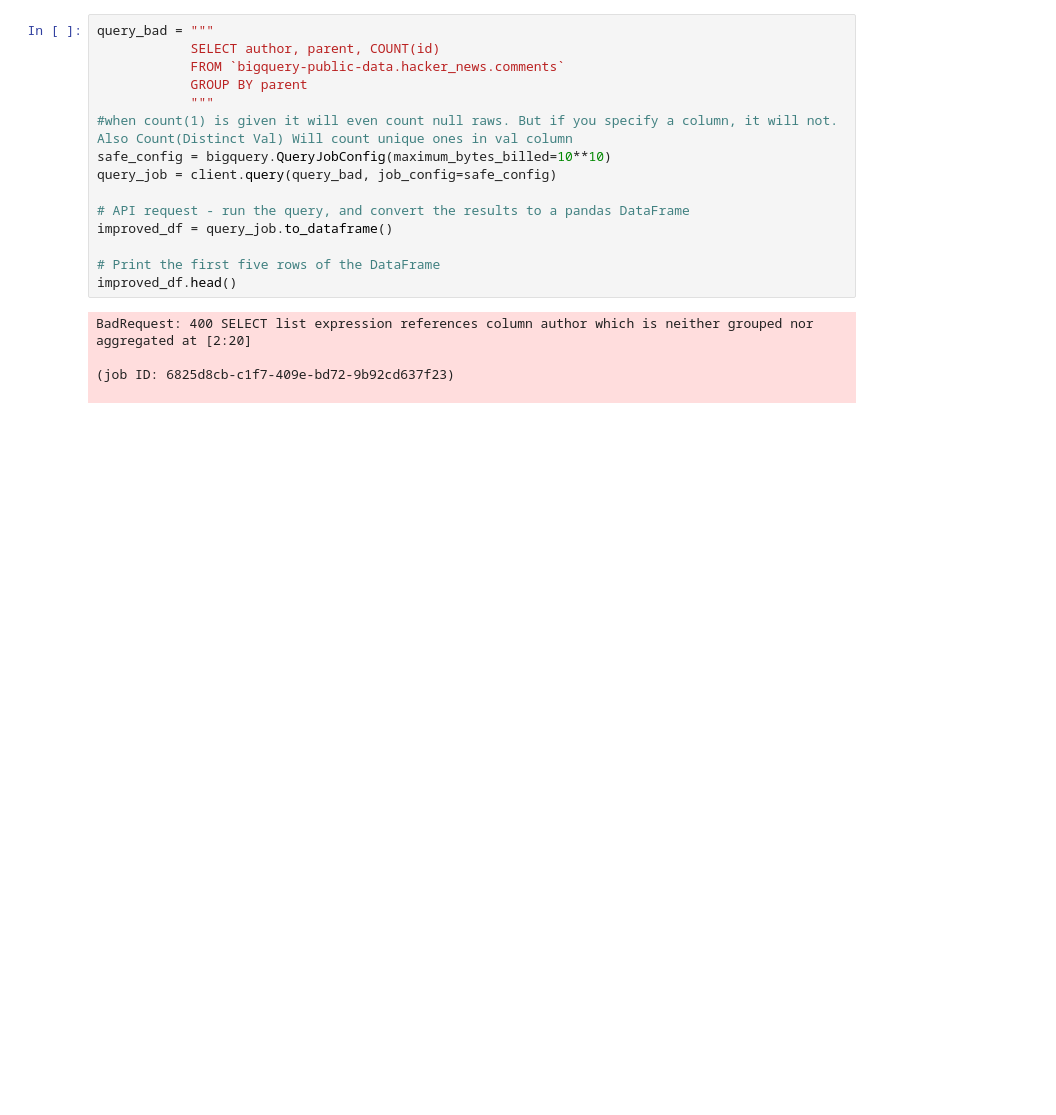
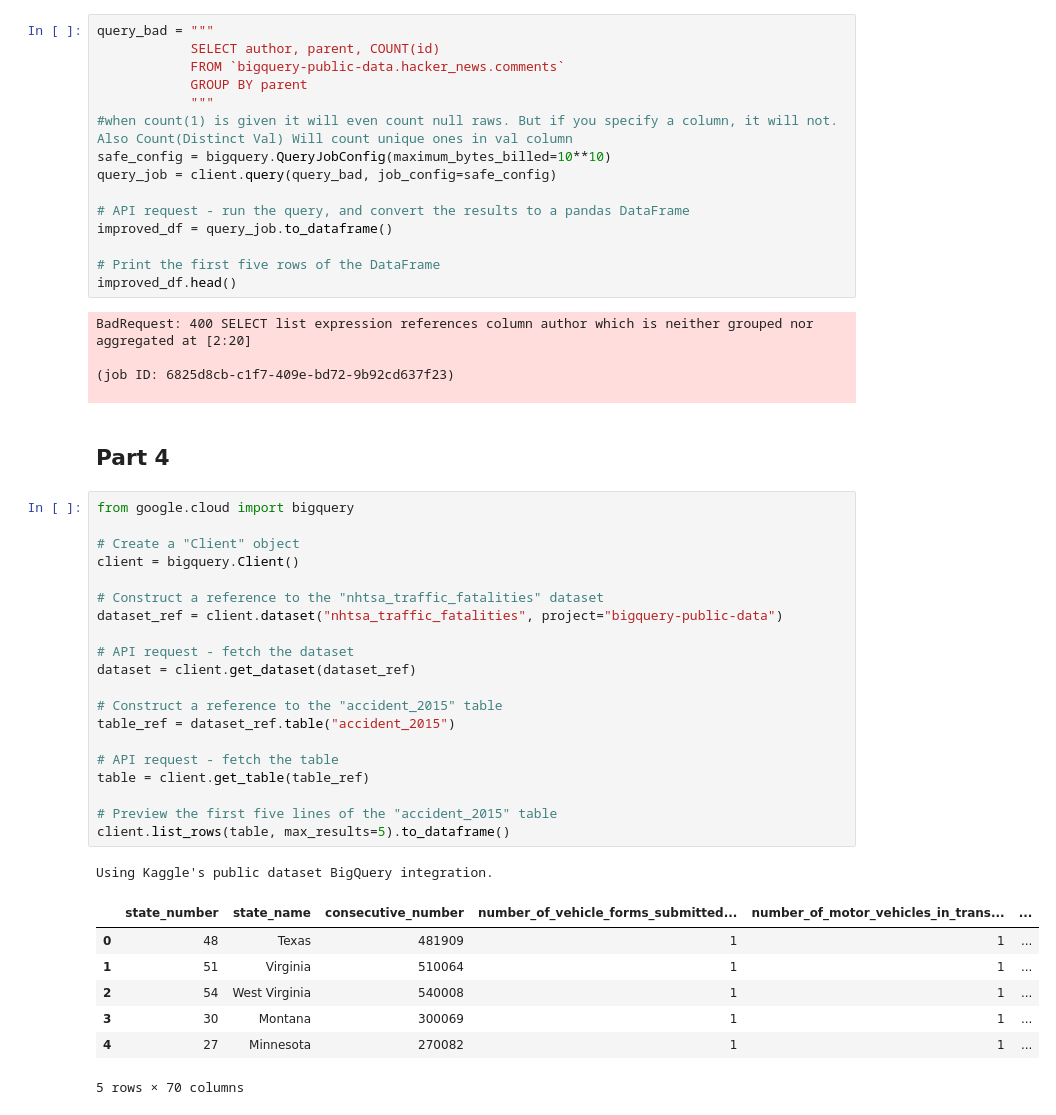
Before and after one commit to NuwanUdara/Kaggle-Mysql, a Jupyter notebook: sketch1.ipynb, the cells around one changed output. Cells and saved outputs as stored; diff of their text form; blank space fills up the shorter version.

```diff
--- a/sketch1.ipynb
+++ b/sketch1.ipynb
@@ -336,3 +336,34 @@ BadRequest: 400 SELECT list expression references column author which is neither
 
 (job ID: 6825d8cb-c1f7-409e-bd72-9b92cd637f23)
 
+# %% [markdown]
+## Part  4 ##
+# %%
+from google.cloud import bigquery
+
+# Create a "Client" object
+client = bigquery.Client()
+
+# Construct a reference to the "nhtsa_traffic_fatalities" dataset
+dataset_ref = client.dataset("nhtsa_traffic_fatalities", project="bigquery-public-data")
+
+# API request - fetch the dataset
+dataset = client.get_dataset(dataset_ref)
+
+# Construct a reference to the "accident_2015" table
+table_ref = dataset_ref.table("accident_2015")
+
+# API request - fetch the table
+table = client.get_table(table_ref)
+
+# Preview the first five lines of the "accident_2015" table
+client.list_rows(table, max_results=5).to_dataframe()
+# %% [output]
+Using Kaggle's public dataset BigQuery integration.
+|  | state_number | state_name | consecutive_number | number_of_vehicle_forms_submitted... | number_of_motor_vehicles_in_trans... | ... |
+| 0 | 48 | Texas | 481909 | 1 | 1 | ... |
+| 1 | 51 | Virginia | 510064 | 1 | 1 | ... |
+| 2 | 54 | West Virginia | 540008 | 1 | 1 | ... |
+| 3 | 30 | Montana | 300069 | 1 | 1 | ... |
+| 4 | 27 | Minnesota | 270082 | 1 | 1 | ... |
+5 rows × 70 columns
```
Also changed, not shown: parts of 6 cells of this notebook.
